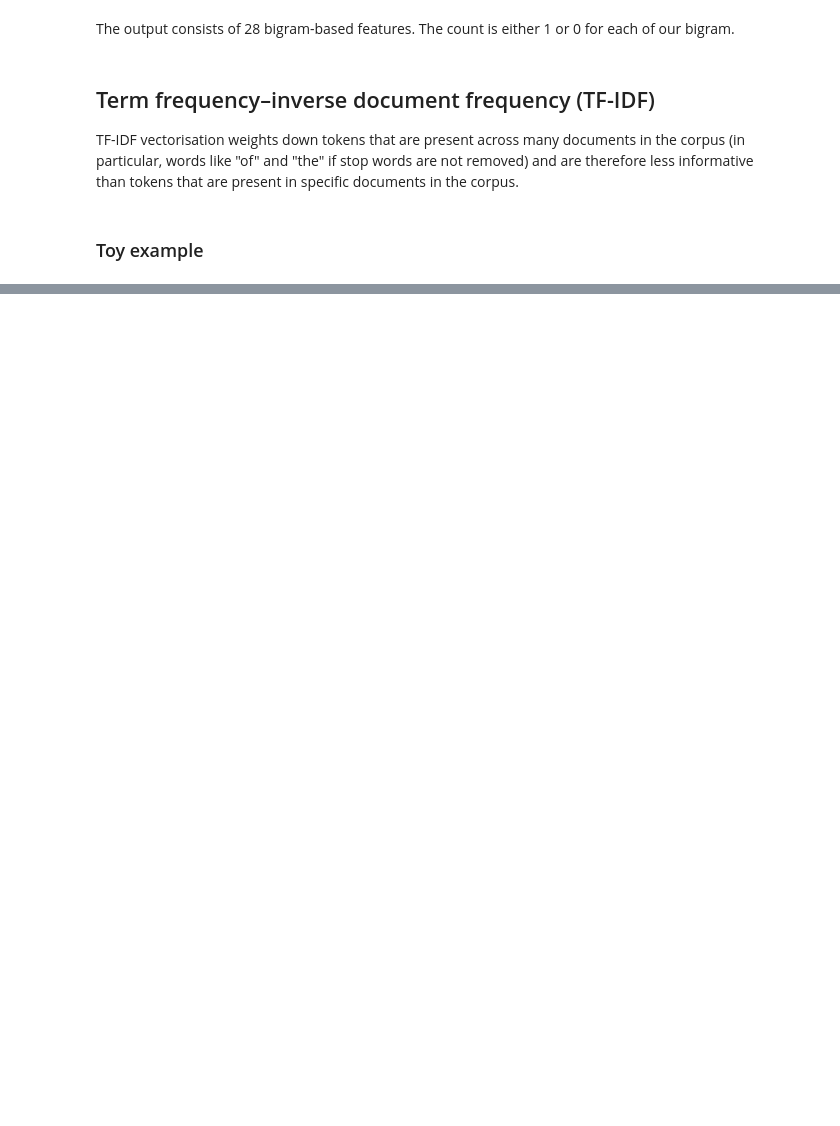
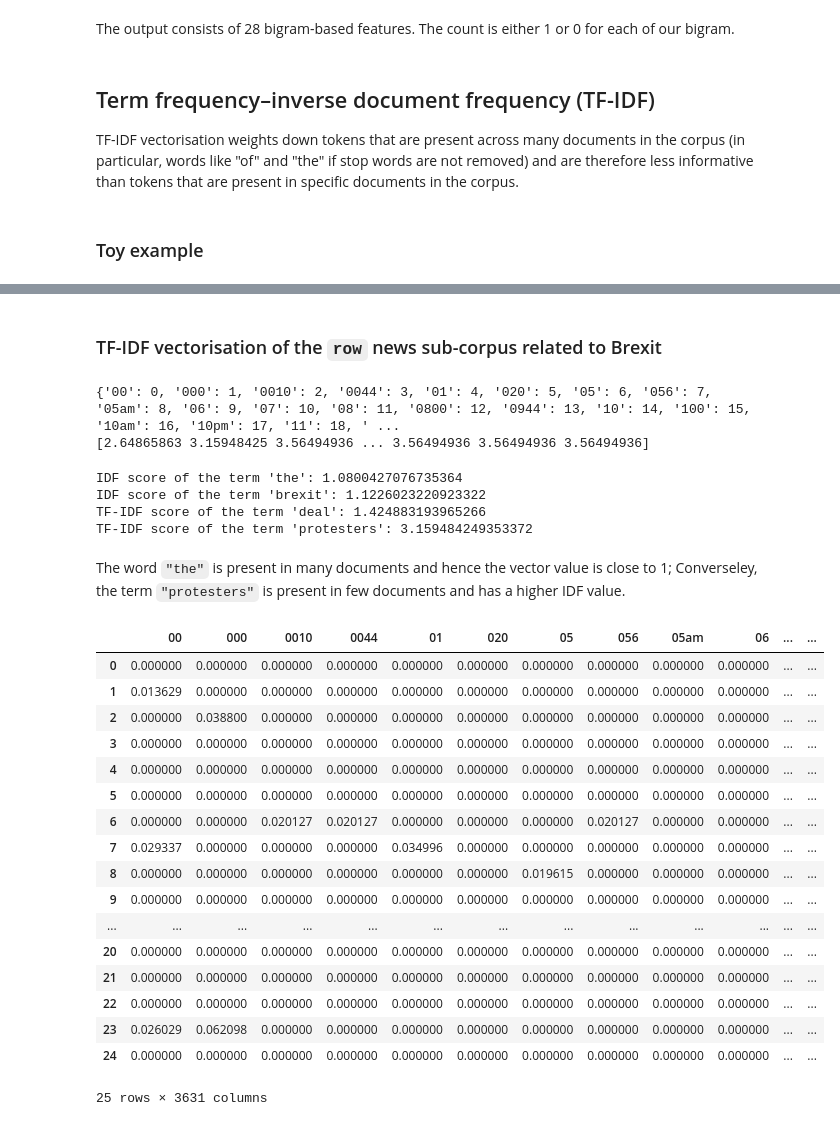
Before and after one commit to valdanchev/SC207, a Jupyter notebook: TextVectorisation_session13_workbook.ipynb, the cells around one changed output, grey strips where cells are left out. Cells and saved outputs as stored; diff of their text form; code cells hidden in the pictures; blank space fills up the shorter version.

```diff
--- a/TextVectorisation_session13_workbook.ipynb
+++ b/TextVectorisation_session13_workbook.ipynb
@@ -360,0 +322,51 @@ print("Mean TF-IDF in corpus:", np.mean(vectorizer.idf_))
+# %% [markdown]
+### TF-IDF vectorisation of the `row` news sub-corpus related to Brexit
+# %%
+# Convert our corpus of row documents to a matrix of TF-IDF features
+vectorizer = TfidfVectorizer()
+
+# Learn the vocabulary from the corpus and tokenise
+matrix = vectorizer.fit_transform(corpus_brexit['text'])
+
+# Summarize & print the tokens and IDF scores
+print(dict(sorted(vectorizer.vocabulary_.items(), key=lambda item: item[1])))
+print(vectorizer.idf_)
+# %% [output]
+{'00': 0, '000': 1, '0010': 2, '0044': 3, '01': 4, '020': 5, '05': 6, '056': 7, '05am': 8, '06': 9, '07': 10, '08': 11, '0800': 12, '0944': 13, '10': 14, '100': 15, '10am': 16, '10pm': 17, '11': 18, ' ...
+[2.64865863 3.15948425 3.56494936 ... 3.56494936 3.56494936 3.56494936]
+# %%
+# IDF of a few tokens in the brexit corpus
+print("IDF score of the term 'the':",vectorizer.idf_[vectorizer.vocabulary_["the"]])
+print("IDF score of the term 'brexit':",vectorizer.idf_[vectorizer.vocabulary_["brexit"]])
+print("TF-IDF score of the term 'deal':",vectorizer.idf_[vectorizer.vocabulary_["deal"]])
+print("TF-IDF score of the term 'protesters':", vectorizer.idf_[vectorizer.vocabulary_["protesters"]])
+# %% [output]
+IDF score of the term 'the': 1.0800427076735364
+IDF score of the term 'brexit': 1.1226023220923322
+TF-IDF score of the term 'deal': 1.424883193965266
+TF-IDF score of the term 'protesters': 3.159484249353372
+# %% [markdown]
+The word `"the"` is present in many documents and hence the vector value is close to 1; Converseley, the term `"protesters"` is present in few documents and has a higher IDF value.
+# %%
+# TF-IDF matrix
+tf_idf_df = pd.DataFrame(matrix.toarray(), columns=vectorizer.get_feature_names())
+tf_idf_df
+# %% [output]
+|  | 00 | 000 | 0010 | 0044 | 01 | 020 | 05 | 056 | 05am | 06 | ... | ... |
+| 0 | 0.000000 | 0.000000 | 0.000000 | 0.000000 | 0.000000 | 0.000000 | 0.000000 | 0.000000 | 0.000000 | 0.000000 | ... | ... |
+| 1 | 0.013629 | 0.000000 | 0.000000 | 0.000000 | 0.000000 | 0.000000 | 0.000000 | 0.000000 | 0.000000 | 0.000000 | ... | ... |
+| 2 | 0.000000 | 0.038800 | 0.000000 | 0.000000 | 0.000000 | 0.000000 | 0.000000 | 0.000000 | 0.000000 | 0.000000 | ... | ... |
+| 3 | 0.000000 | 0.000000 | 0.000000 | 0.000000 | 0.000000 | 0.000000 | 0.000000 | 0.000000 | 0.000000 | 0.000000 | ... | ... |
+| 4 | 0.000000 | 0.000000 | 0.000000 | 0.000000 | 0.000000 | 0.000000 | 0.000000 | 0.000000 | 0.000000 | 0.000000 | ... | ... |
+| 5 | 0.000000 | 0.000000 | 0.000000 | 0.000000 | 0.000000 | 0.000000 | 0.000000 | 0.000000 | 0.000000 | 0.000000 | ... | ... |
+| 6 | 0.000000 | 0.000000 | 0.020127 | 0.020127 | 0.000000 | 0.000000 | 0.000000 | 0.020127 | 0.000000 | 0.000000 | ... | ... |
+| 7 | 0.029337 | 0.000000 | 0.000000 | 0.000000 | 0.034996 | 0.000000 | 0.000000 | 0.000000 | 0.000000 | 0.000000 | ... | ... |
+| 8 | 0.000000 | 0.000000 | 0.000000 | 0.000000 | 0.000000 | 0.000000 | 0.019615 | 0.000000 | 0.000000 | 0.000000 | ... | ... |
+| 9 | 0.000000 | 0.000000 | 0.000000 | 0.000000 | 0.000000 | 0.000000 | 0.000000 | 0.000000 | 0.000000 | 0.000000 | ... | ... |
+| ... | ... | ... | ... | ... | ... | ... | ... | ... | ... | ... | ... | ... |
+| 20 | 0.000000 | 0.000000 | 0.000000 | 0.000000 | 0.000000 | 0.000000 | 0.000000 | 0.000000 | 0.000000 | 0.000000 | ... | ... |
+| 21 | 0.000000 | 0.000000 | 0.000000 | 0.000000 | 0.000000 | 0.000000 | 0.000000 | 0.000000 | 0.000000 | 0.000000 | ... | ... |
+| 22 | 0.000000 | 0.000000 | 0.000000 | 0.000000 | 0.000000 | 0.000000 | 0.000000 | 0.000000 | 0.000000 | 0.000000 | ... | ... |
+| 23 | 0.026029 | 0.062098 | 0.000000 | 0.000000 | 0.000000 | 0.000000 | 0.000000 | 0.000000 | 0.000000 | 0.000000 | ... | ... |
+| 24 | 0.000000 | 0.000000 | 0.000000 | 0.000000 | 0.000000 | 0.000000 | 0.000000 | 0.000000 | 0.000000 | 0.000000 | ... | ... |
+25 rows × 3631 columns
```
Also changed, not shown: parts of 73 cells of this notebook.
